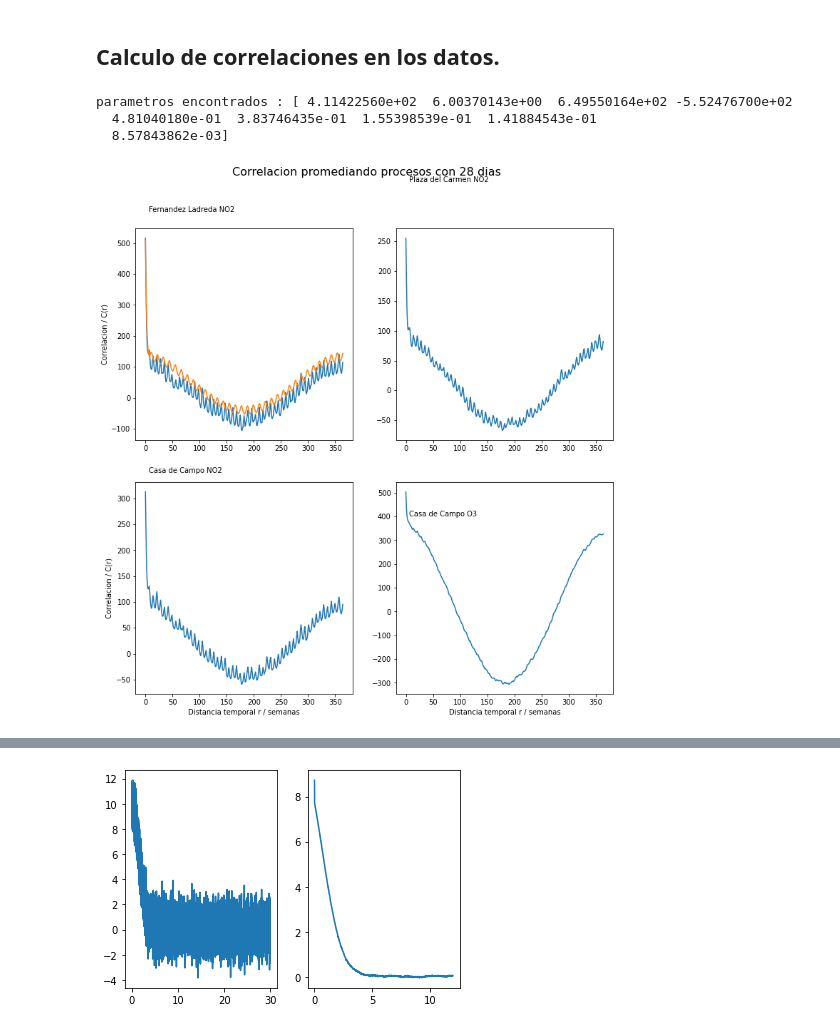
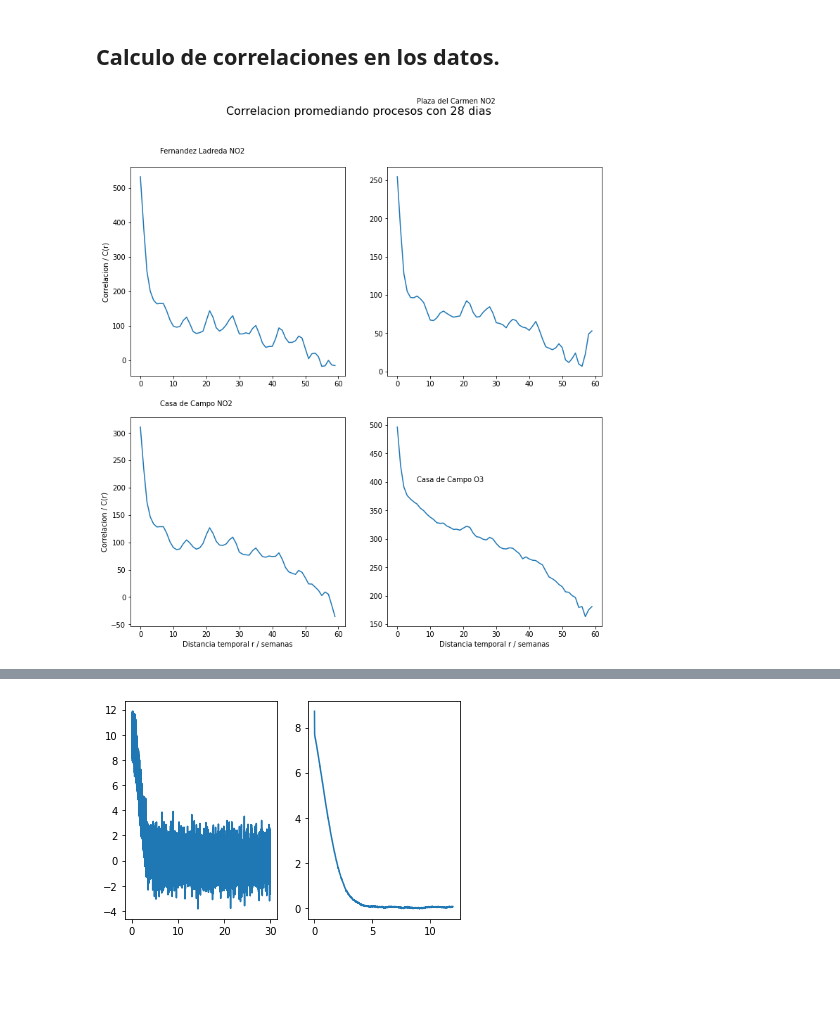
Before and after one commit to juanlu29/juanlu29, a Jupyter notebook: preprocesadoDatosContaminacionMadrid.ipynb, the cells around one changed output, grey strips where cells are left out. Cells and saved outputs as stored; diff of their text form; code cells hidden in the pictures; blank space fills up the shorter version.

```diff
--- a/preprocesadoDatosContaminacionMadrid.ipynb
+++ b/preprocesadoDatosContaminacionMadrid.ipynb
@@ -163,8 +163,8 @@ class correlaciones_promedio:
       raise NameError("Son menos de 10 realizaciones para promediar")
 
     #self.normalizacionDatos()
-    #self.particionar()
-    self.particionar2()
+    self.particionar()
+    #self.particionar2()
     self.mediaCovCompt()
     self.corrEstPromCompt()
 
@@ -200,9 +200,9 @@ class correlaciones_promedio:
     self.Series = np.asarray(self.Series)
 
 
-    self.Media = (1./float(self.P))*np.sum((1./float(self.Np))*np.sum(self.Series))
+    self.Media = (1./float(self.Np))*np.sum(self.Series,axis=0)
 
-    self.Serie = self.Serie - self.Media
+    #self.Serie = self.Serie - self.Media
 
   def particionar(self):
     '''
@@ -210,6 +210,8 @@ class correlaciones_promedio:
     '''
     serie_p = self.Serie[0:self.P*self.Np]
     self.Series = np.asarray(np.split(serie_p,self.Np))
+
+    self.Media = (1./float(self.Np))*np.sum(self.Series,axis=0)
 
   def mediaCovCompt(self):
     '''
@@ -248,6 +250,15 @@ class correlaciones_promedio:
 
 ################
 
+#
+
+# Lo que se calcula aqui es el prior puesto que estamos particionando nuestra serie temporal en vectores que asumimos son realizaciones independientes
+# del hipotetico GP que esperamos encontrar. Pero para ello es importante, que no haya overlapping entre particionados porque cuando asumismo realización
+# de un gp, las covarianzas son entre "indices" y si solo deslizamos nuestra ventana temporal, cada "vector" del que queremos hacer estadística, si está
+# fuertemente correlacionado con el otro, puesto que estamos tomando una trayectoria muy similar
+
+#
+
 
 est56NO2_np = est56NO2_df.to_numpy()
 est24NO2_np = est24NO2_df.to_numpy()
@@ -260,7 +271,7 @@ longitudDatos = len(est56NO2_np)
 dx = (1./7) # Vamos a presentar en semanas la correlacion
 
 r10 = np.linspace(0,longitudDatos//10*dx,longitudDatos//10)
-p28 = 365
+p28 = 60
 r28 = np.arange(p28)
 r190 = np.linspace(0,longitudDatos//190*dx,longitudDatos//190)
 
@@ -325,15 +336,15 @@ aproximacion2_y = 100.*np.exp(-2*(0.3)*np.power(np.sin(np.pi*aproximacion1_x*(1.
 aproximacion3_y = 250*np.power(np.exp(-2*(1.)*np.power(np.sin(np.pi*aproximacion1_x*(1./365.)),2)),1.005) - 100.
 
 # curve fit
-popt, _ = curve_fit(objective, np.arange(p28), correlaciones_56NO2_r28.CorrEstProm, p0=[250,100,250,-100,1./3.3,0.3,1.,1./7.,1./365.] )
+#popt, _ = curve_fit(objective, np.arange(p28), correlaciones_56NO2_r28.CorrEstProm, p0=[250,100,250,-100,1./3.3,0.3,1.,1./7.,1./365.] )
 # summarize the parameter values
-a, b, c, d, l1, l2, l3, omega1, omega2 = popt
-print("parametros encontrados :",popt)
+#a, b, c, d, l1, l2, l3, omega1, omega2 = popt
+#print("parametros encontrados :",popt)
 
-ajuste =  objective(aproximacion1_x, a-50., 50., c, d, l1, l2, l3, 0.284, omega2)
+#ajuste =  objective(aproximacion1_x, a-50., 50., c, d, l1, l2, l3, 0.284, omega2)
 
 ax11b.plot(r28,correlaciones_56NO2_r28.CorrEstProm)
-ax11b.plot(aproximacion1_x,ajuste)
+#ax11b.plot(aproximacion1_x,ajuste)
 
 ax12b.plot(r28,correlaciones_24NO2_r28.CorrEstProm)
 
@@ -359,34 +370,31 @@ ax22b.text(6,400,"Casa de Campo O3")
 grid_plots_datos_28.show()
 
 
 
 # Particionado en 190 subprocesos estocásticos
 
 
 #ax11c.plot(r190,correlaciones_56NO2_r190.CorrEstProm)
 
 #ax12c.plot(r190,correlaciones_24NO2_r190.CorrEstProm)
 
 #ax21c.plot(r190,correlaciones_03NO2_r190.CorrEstProm)
 
 #ax22c.plot(r190,correlaciones_03O3_r190.CorrEstProm)
 
 #grid_plots_datos_190.suptitle('Correlacion promediando 190 veces',fontsize=16)
 #ax11c.set_ylabel("Correlacion / C(r)")
 #ax21c.set_ylabel("Correlacion / C(r)")
 #ax21c.set_xlabel("Distancia temporal r / semanas")
 #ax22c.set_xlabel("Distancia temporal r / semanas")
 
 
 #ax11c.text(1.5,600,"Fernandez Ladreda NO2")
 #ax12c.text(1.5,280,"Plaza del Carmen NO2")
 #ax21c.text(1.5,350,"Casa de Campo NO2")
 #ax22c.text(1.5,500,"Casa de Campo O3")
 
 
 #grid_plots_datos_190.show()
 # %% [output]
-parametros encontrados : [ 4.11422560e+02  6.00370143e+00  6.49550164e+02 -5.52476700e+02
-  4.81040180e-01  3.83746435e-01  1.55398539e-01  1.41884543e-01
-  8.57843862e-03]
-[figure, old version]
+[figure, new version]
```
Also changed, not shown: parts of 2 cells of this notebook.
